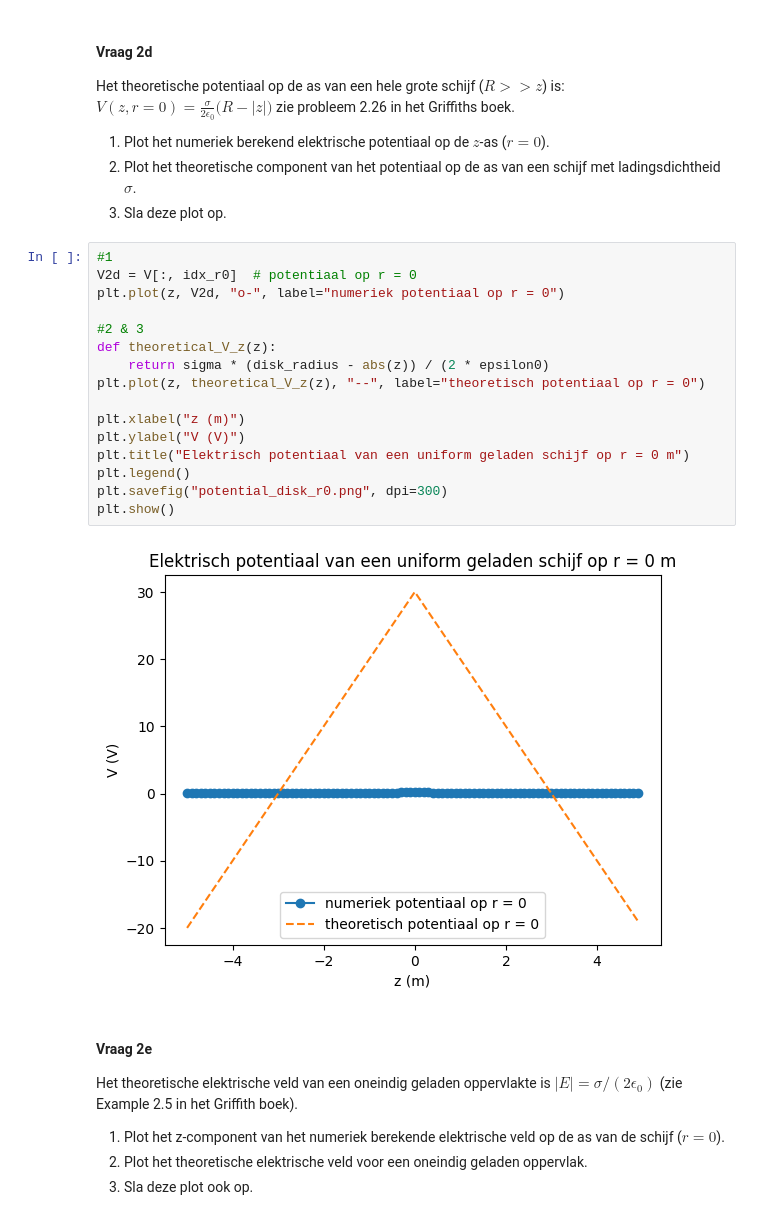
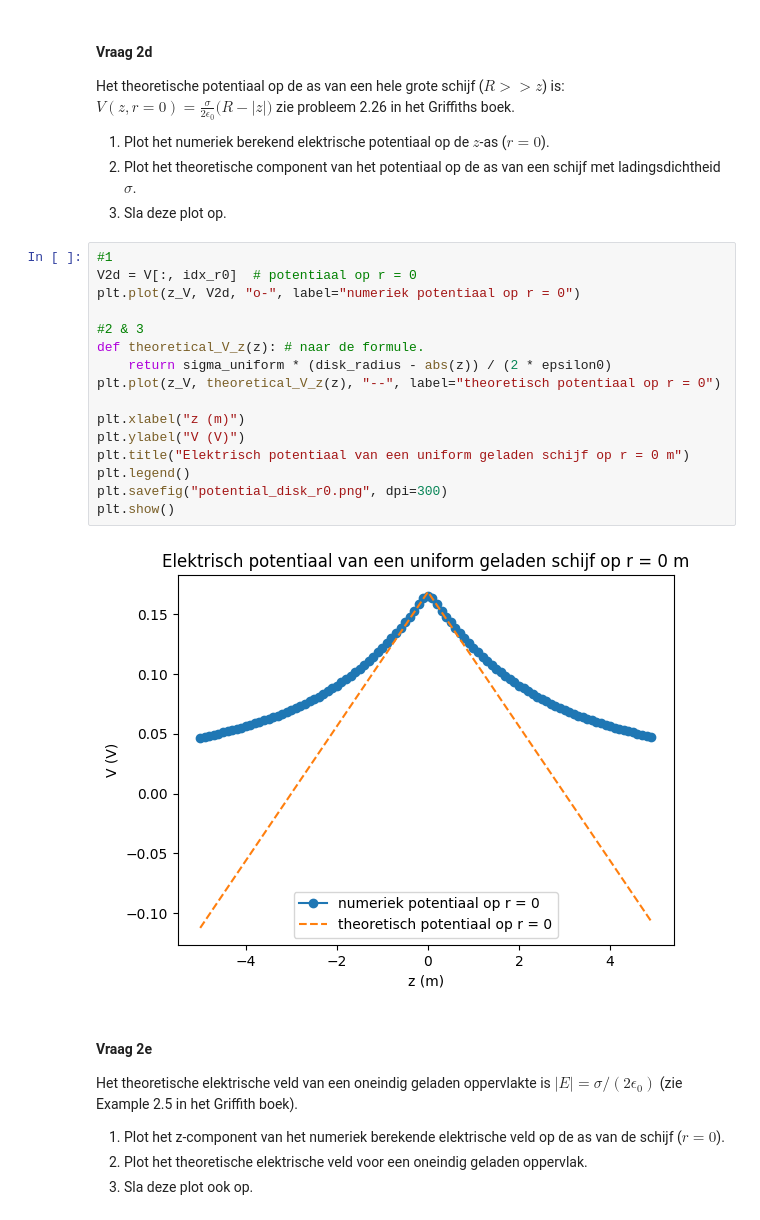
Before and after one commit to Peppertje/opdrachten-DEF-D-Pepper, a Jupyter notebook: DigitaleOntwerpopdrachten/1CondensatorOpdracht/CondensatorOntwerpopdracht.ipynb, the cells around one changed output. Cells and saved outputs as stored; diff of their text form.

```diff
--- a/DigitaleOntwerpopdrachten/1CondensatorOpdracht/CondensatorOntwerpopdracht.ipynb
+++ b/DigitaleOntwerpopdrachten/1CondensatorOpdracht/CondensatorOntwerpopdracht.ipynb
@@ -267,21 +275,21 @@ zie probleem 2.26 in het Griffiths boek.
 # %%
 #1
 V2d = V[:, idx_r0]  # potentiaal op r = 0
-plt.plot(z, V2d, "o-", label="numeriek potentiaal op r = 0")
+plt.plot(z_V, V2d, "o-", label="numeriek potentiaal op r = 0")
 
 #2 & 3
-def theoretical_V_z(z):
-    return sigma * (disk_radius - abs(z)) / (2 * epsilon0)
-plt.plot(z, theoretical_V_z(z), "--", label="theoretisch potentiaal op r = 0")
+def theoretical_V_z(z): # naar de formule.
+    return sigma_uniform * (disk_radius - abs(z)) / (2 * epsilon0)
+plt.plot(z_V, theoretical_V_z(z), "--", label="theoretisch potentiaal op r = 0")
 
 plt.xlabel("z (m)")
 plt.ylabel("V (V)")
 plt.title("Elektrisch potentiaal van een uniform geladen schijf op r = 0 m")
 plt.legend()
 plt.savefig("potential_disk_r0.png", dpi=300)
 plt.show()
 # %% [output]
-[figure, old version]
+[figure, new version]
 # %% [markdown]
 #### Vraag 2e
 
```
Also changed, not shown: parts of 21 cells of this notebook, 2 other files.
